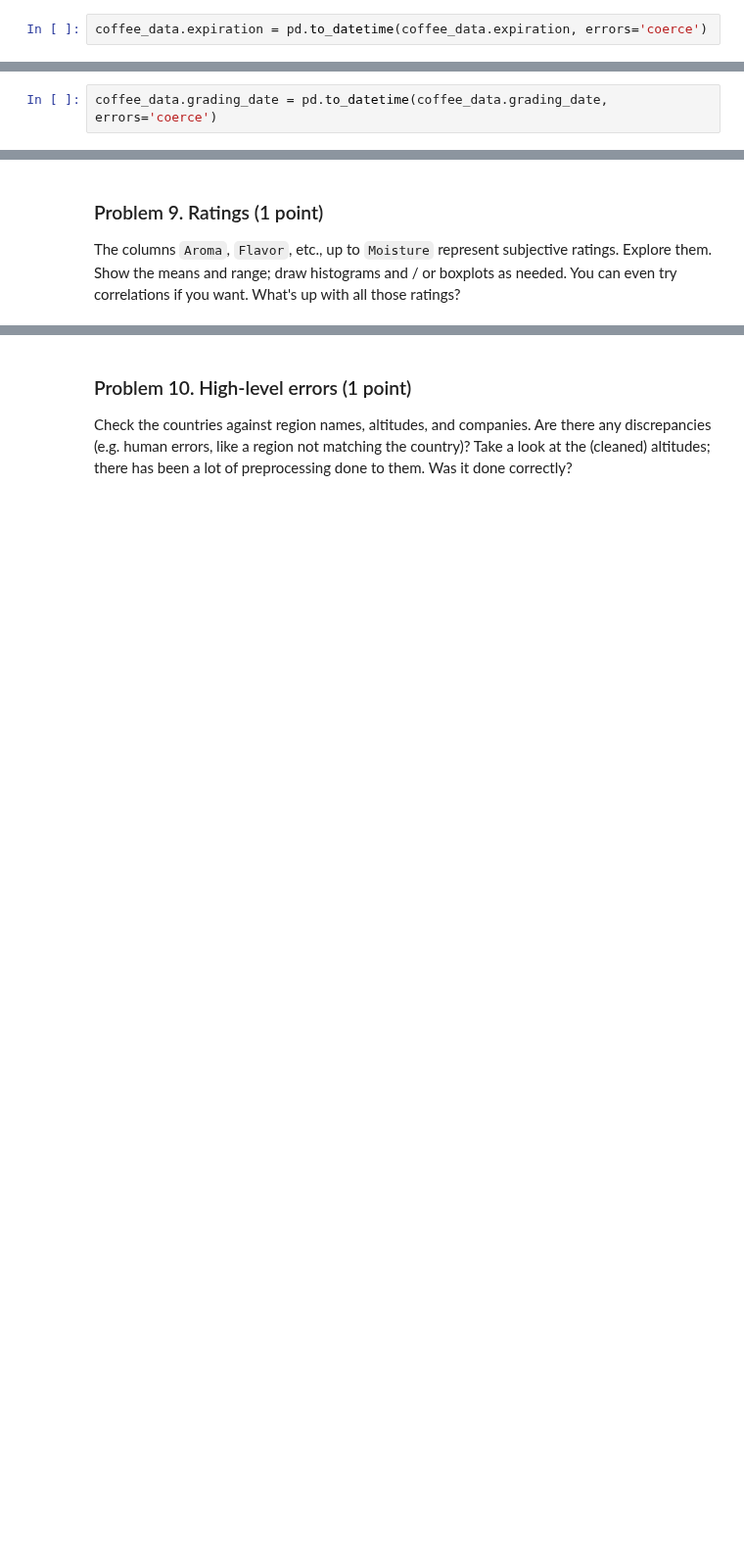
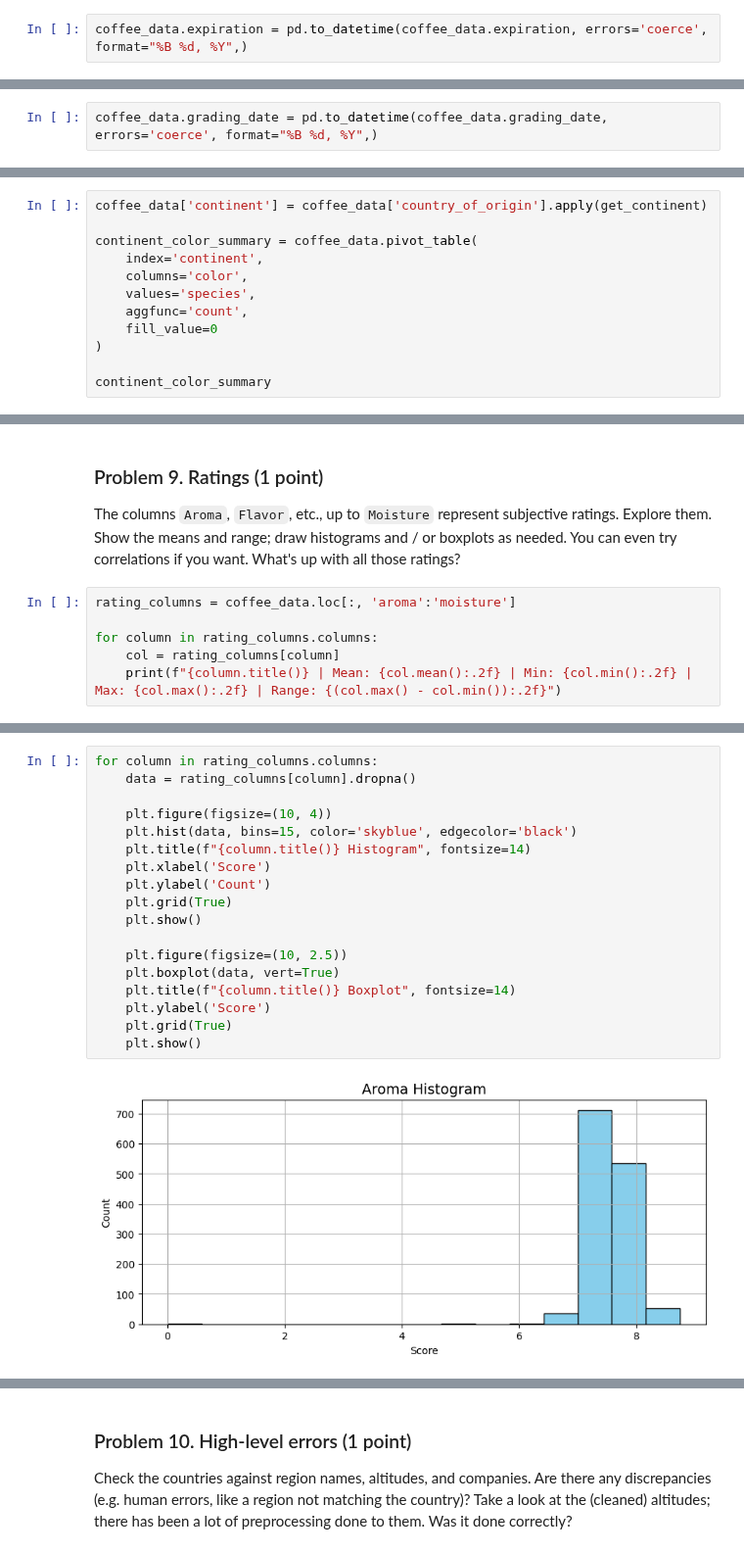
Before and after one commit to stilyan122/AI-and-Machine-Learning, a Jupyter notebook: Data Science/Data Tidying and Cleaning/Data Tidying and Cleaning Lab.ipynb, the cells around one changed output, grey strips where cells are left out. Shown at 98% size. Saved outputs shown, nothing was run; the diff lists cells and outputs as text; blank space fills up the shorter version.

Commit message:
Finished Data Tidying and Cleaning Exercise - ex. 8, 9 and 10

```diff
--- a/Data Science/Data Tidying and Cleaning/Data Tidying and Cleaning Lab.ipynb
+++ b/Data Science/Data Tidying and Cleaning/Data Tidying and Cleaning Lab.ipynb
@@ -386,7 +389,7 @@ coffee_data.expiration = (
     .str.strip()
 )
 # %%
-coffee_data.expiration = pd.to_datetime(coffee_data.expiration, errors='coerce')
+coffee_data.expiration = pd.to_datetime(coffee_data.expiration, errors='coerce', format="%B %d, %Y",)
 # %%
 coffee_data.expiration.value_counts(dropna=False)
 # %% [output]
@@ -411,7 +414,7 @@ coffee_data.grading_date = (
     .str.strip()
 )
 # %%
-coffee_data.grading_date = pd.to_datetime(coffee_data.grading_date, errors='coerce')
+coffee_data.grading_date = pd.to_datetime(coffee_data.grading_date, errors='coerce', format="%B %d, %Y",)
 # %%
 coffee_data.grading_date.value_counts(dropna=False)
 # %% [output]
@@ -551,0 +617,12 @@ Now do the same for continents. You know what continent each country is located
+# %%
+coffee_data['continent'] = coffee_data['country_of_origin'].apply(get_continent)
+
+continent_color_summary = coffee_data.pivot_table(
+    index='continent',
+    columns='color',
+    values='species',
+    aggfunc='count',
+    fill_value=0
+)
+
+continent_color_summary
@@ -552,3 +637,9 @@ Now do the same for continents. You know what continent each country is located
 # %% [markdown]
 ### Problem 9. Ratings (1 point)
 The columns `Aroma`, `Flavor`, etc., up to `Moisture` represent subjective ratings. Explore them. Show the means and range; draw histograms and / or boxplots as needed. You can even try correlations if you want. What's up with all those ratings?
+# %%
+rating_columns = coffee_data.loc[:, 'aroma':'moisture']
+
+for column in rating_columns.columns:
+    col = rating_columns[column]
+    print(f"{column.title()} | Mean: {col.mean():.2f} | Min: {col.min():.2f} | Max: {col.max():.2f} | Range: {(col.max() - col.min()):.2f}")
@@ -554,0 +659,20 @@ The columns `Aroma`, `Flavor`, etc., up to `Moisture` represent subjective ratin
+# %%
+for column in rating_columns.columns:
+    data = rating_columns[column].dropna()
+
+    plt.figure(figsize=(10, 4))
+    plt.hist(data, bins=15, color='skyblue', edgecolor='black')
+    plt.title(f"{column.title()} Histogram", fontsize=14)
+    plt.xlabel('Score')
+    plt.ylabel('Count')
+    plt.grid(True)
+    plt.show()
+
+    plt.figure(figsize=(10, 2.5))
+    plt.boxplot(data, vert=True)
+    plt.title(f"{column.title()} Boxplot", fontsize=14)
+    plt.ylabel('Score')
+    plt.grid(True)
+    plt.show()
+# %% [output]
+[figure, added]
```
Also changed, not shown: parts of 13 cells of this notebook.
